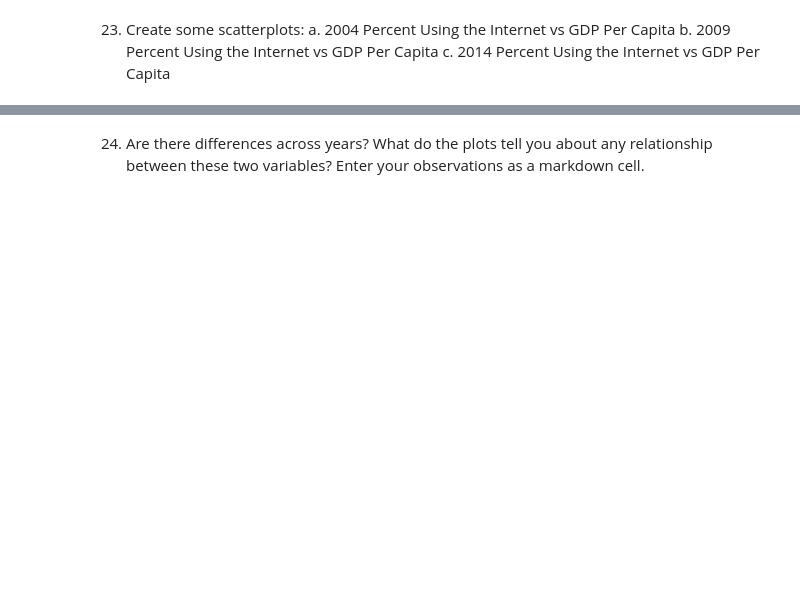
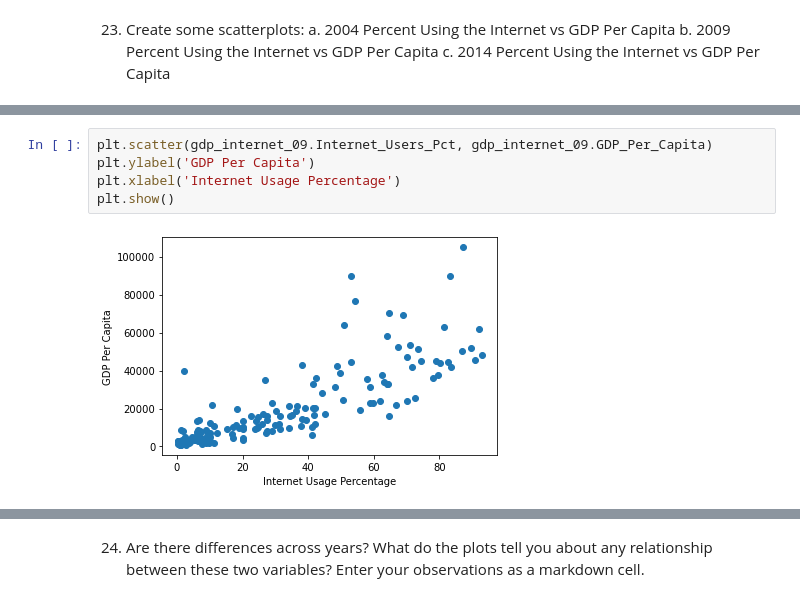
Before and after one commit to LJRollerII/GDP_and_Internet_Usage_Python, a Jupyter notebook: notebooks/UN_GDP_Internet.ipynb, the cells around one changed output, grey strips where cells are left out. Drawn from its saved outputs; the diff is of its cells as text; blank space fills up the shorter version.

```diff
--- a/notebooks/UN_GDP_Internet.ipynb
+++ b/notebooks/UN_GDP_Internet.ipynb
@@ -422,0 +430,7 @@ c. 2014 Percent Using the Internet vs GDP Per Capita
+# %%
+plt.scatter(gdp_internet_09.Internet_Users_Pct, gdp_internet_09.GDP_Per_Capita)
+plt.ylabel('GDP Per Capita')
+plt.xlabel('Internet Usage Percentage')
+plt.show()
+# %% [output]
+[figure, added]
```
Also changed, not shown: parts of 29 cells of this notebook.
